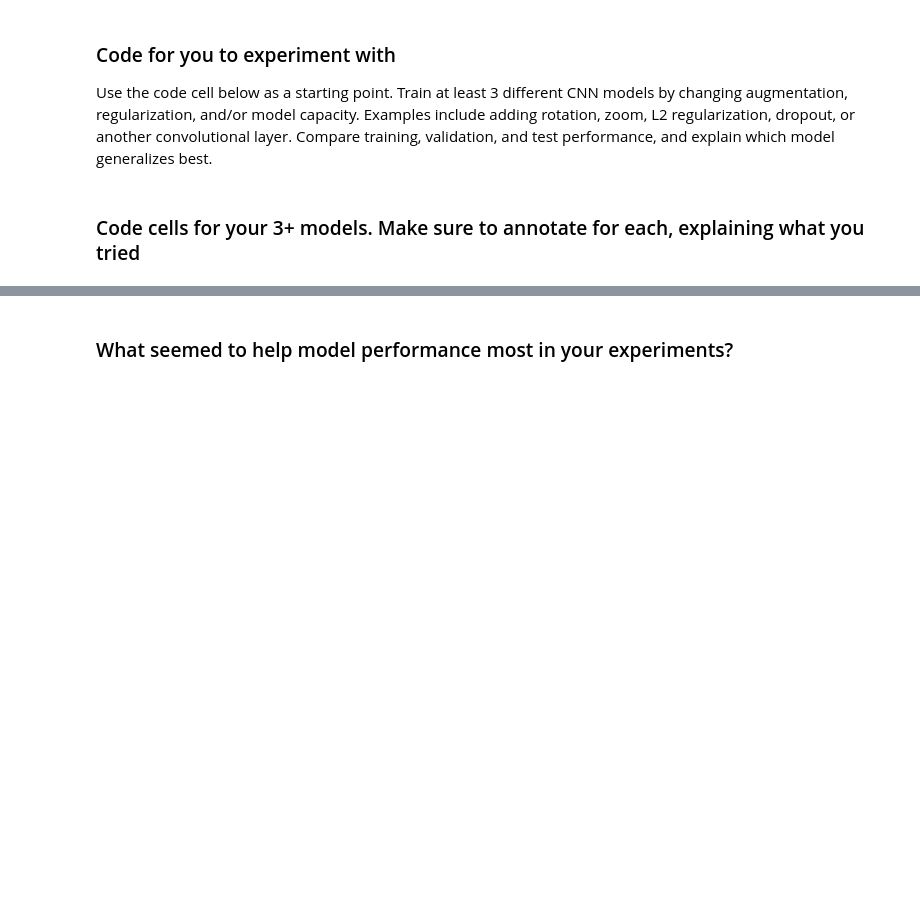
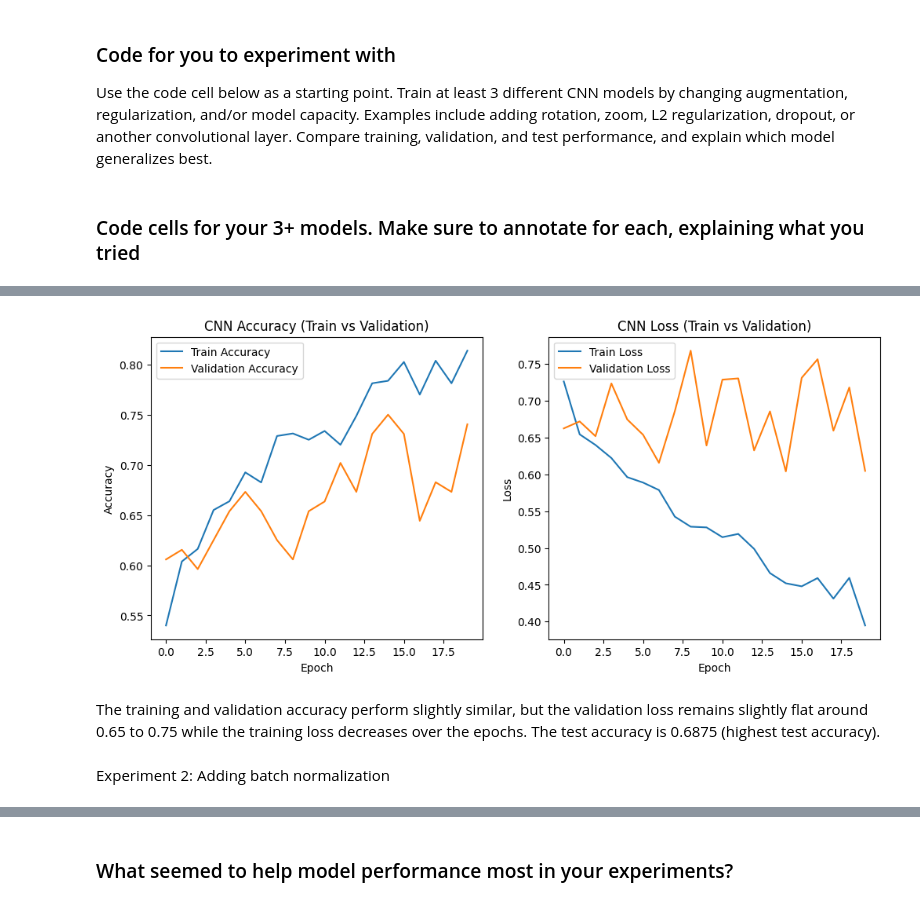
Before and after one commit to donya-beh/GSB-545, a Jupyter notebook: In Class Assignments/Inclass_05_21.ipynb, the cells around one changed output, grey strips where cells are left out. Drawn from its saved outputs; the diff is of its cells as text; code cells hidden in the pictures; blank space fills up the shorter version.

```diff
--- a/In Class Assignments/Inclass_05_21.ipynb
+++ b/In Class Assignments/Inclass_05_21.ipynb
@@ -560 +761,30 @@ plt.show()
+# %%
+# visualizing train vs validation accuracy for CNN model
+plt.figure(figsize=(12,5))
+plt.subplot(1, 2, 1)
+plt.plot(cnn_aug_history.history["accuracy"], label="Train Accuracy")
+plt.plot(cnn_aug_history.history["val_accuracy"], label="Validation Accuracy")
+
+plt.xlabel("Epoch")
+plt.ylabel("Accuracy")
+plt.title("CNN Accuracy (Train vs Validation)")
+plt.legend()
+
+# plot train vs validation loss for CNN model
+plt.subplot(1, 2, 2)
+plt.plot(cnn_aug_history.history["loss"], label="Train Loss")
+plt.plot(cnn_aug_history.history["val_loss"], label="Validation Loss")
+
+plt.xlabel("Epoch")
+plt.ylabel("Loss")
+plt.title("CNN Loss (Train vs Validation)")
+plt.legend()
+
+plt.show()
+# %% [output]
+[figure, added]
+# %% [markdown]
+The training and validation accuracy perform slightly similar, but the validation loss remains slightly flat around 0.65 to 0.75 while the training loss decreases over the epochs. The test accuracy is 0.6875 (highest test accuracy).
+# %% [markdown]
+Experiment 2: Adding batch normalization
 # %%
```
Also changed, not shown: parts of 30 cells of this notebook.
